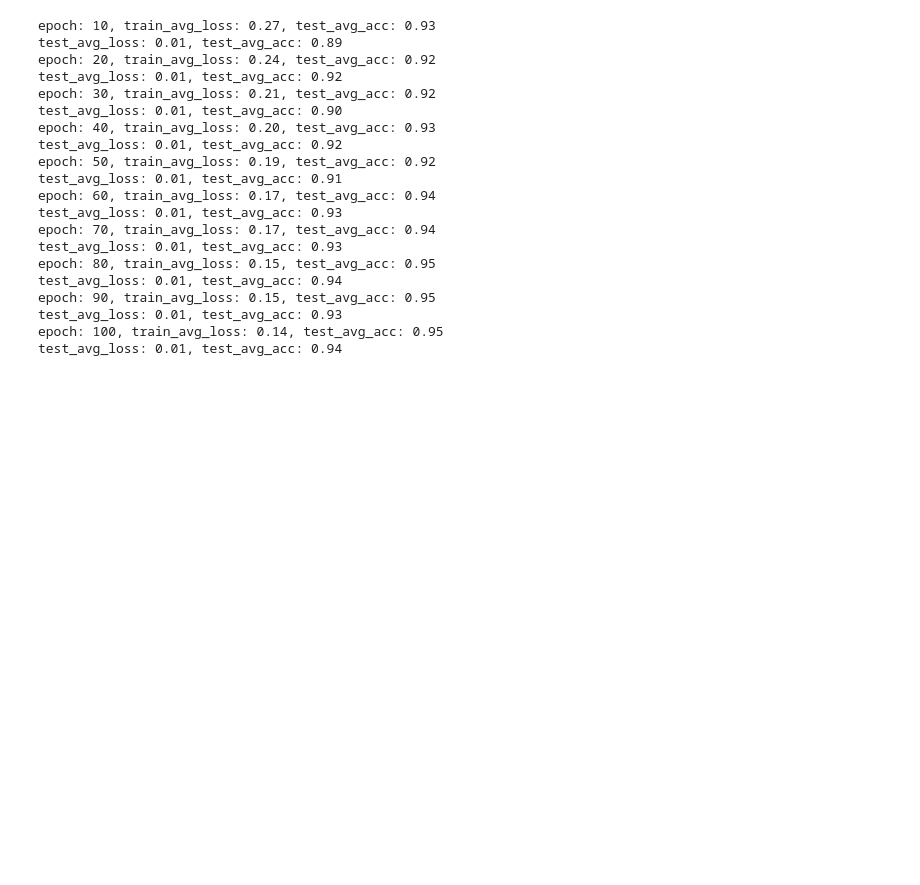
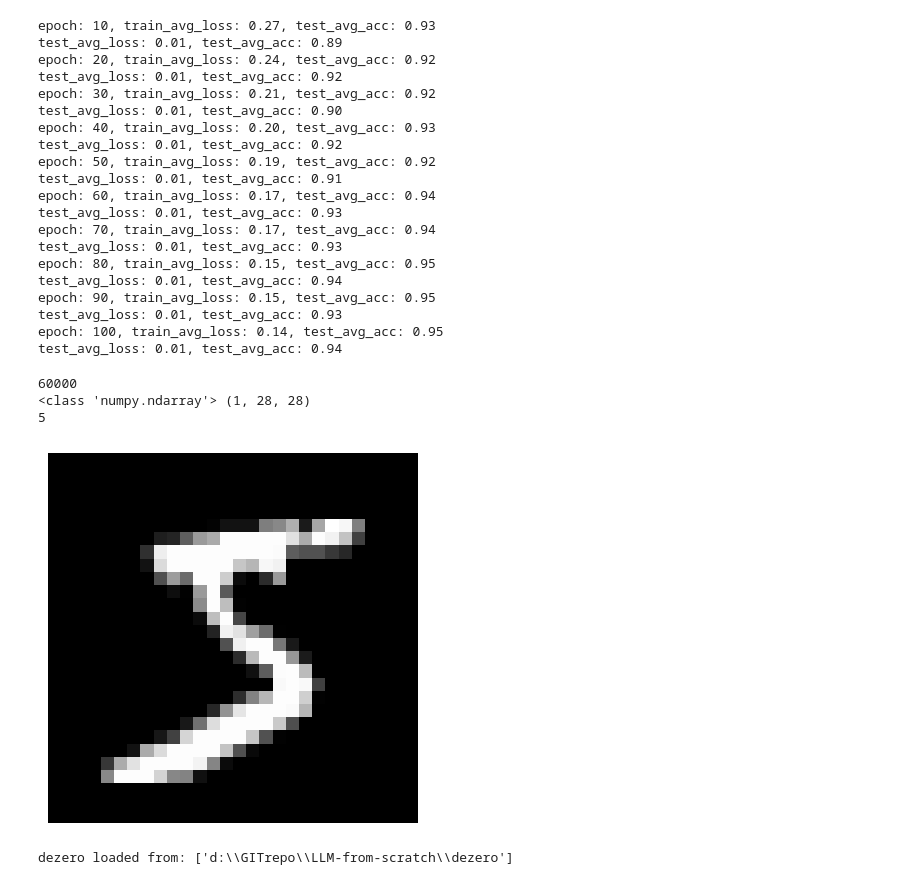
Before and after one commit to xuguy/LLM-from-scratch, a Jupyter notebook: DeZero_test_notes.ipynb, the cells around one changed output. Cells and saved outputs as stored; diff of their text form; code cells hidden in the pictures; blank space fills up the shorter version.

```diff
--- a/DeZero_test_notes.ipynb
+++ b/DeZero_test_notes.ipynb
@@ -680,3 +680,59 @@ epoch: 90, train_avg_loss: 0.15, test_avg_acc: 0.95
 test_avg_loss: 0.01, test_avg_acc: 0.93
 epoch: 100, train_avg_loss: 0.14, test_avg_acc: 0.95
 test_avg_loss: 0.01, test_avg_acc: 0.94
+# %%
+# MNIST dataset
+import dezero
+train_set = dezero.datasets.MNIST(train = True, transform = None)
+test_set = dezero.datasets.MNIST(train = False, transform = None)
+# %%
+print(len(train_set))
+import matplotlib.pyplot as plt
+
+x, t = train_set[0]
+print(type(x), x.shape)
+print(t)
+# %% [output]
+60000
+<class 'numpy.ndarray'> (1, 28, 28)
+5
+# %%
+plt.imshow(x.reshape(28, 28), cmap = 'gray')
+plt.axis('off')
+plt.show()
+# %% [output]
+[figure, added]
+# %%
+# start training a NN
+
+import math
+import numpy as np
+import dezero
+import dezero.datasets
+print(f'dezero loaded from: {dezero.__path__}')
+from dezero import optimizers
+import dezero.functions as F
+from dezero.models import MLP
+# def transform function to preprocess
+
+def f(x):
+    x = x.flatten()
+    x = x.astype(np.float32)
+    x /= 255.0
+    return x
+
+# setup hyper-params
+
+max_epoch = 5
+print_every = 1
+
+batch_size = 100
+hidden_size = 1000
+lr = 1.0
+
+train_set = dezero.datasets.MNIST(train = True, transform = f)
+test_set = dezero.datasets.MNIST(train=False, transform = f)
+train_loader = dezero.DataLoader(train_set, batch_size)
+test_loader = dezero.DataLoader(test_set, batch_size, shuffle = False)
+# %% [output]
+dezero loaded from: ['d:\\GITrepo\\LLM-from-scratch\\dezero']
```
Also changed, not shown: parts of 1 cell of this notebook, 7 other files.
